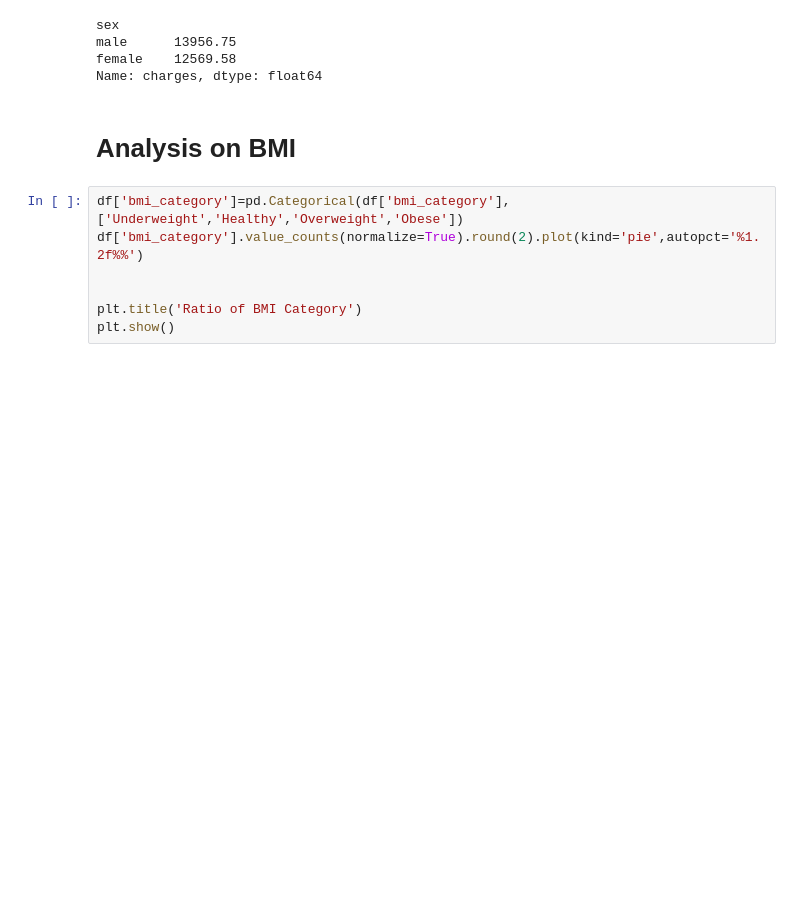
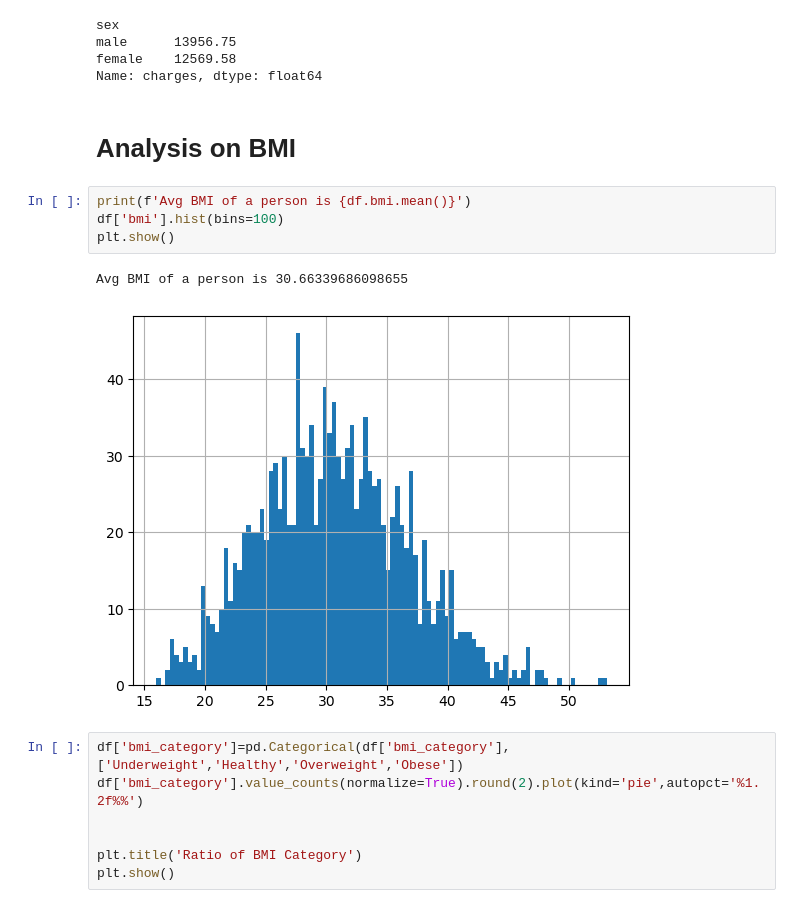
Before and after one commit to CloudWalker26/U.S.-Medical-Insurance-Costs, a Jupyter notebook: python-portfolio-project-starter-files/us-medical-insurance-costs.ipynb, the cells around one changed output. Cells and saved outputs as stored; diff of their text form; blank space fills up the shorter version.

```diff
--- a/python-portfolio-project-starter-files/us-medical-insurance-costs.ipynb
+++ b/python-portfolio-project-starter-files/us-medical-insurance-costs.ipynb
@@ -215,6 +215,13 @@ female    12569.58
 Name: charges, dtype: float64
 # %% [markdown]
 # Analysis on BMI
+# %%
+print(f'Avg BMI of a person is {df.bmi.mean()}')
+df['bmi'].hist(bins=100)
+plt.show()
+# %% [output]
+Avg BMI of a person is 30.66339686098655
+[figure, added]
 # %%
 df['bmi_category']=pd.Categorical(df['bmi_category'],['Underweight','Healthy','Overweight','Obese'])
 df['bmi_category'].value_counts(normalize=True).round(2).plot(kind='pie',autopct='%1.2f%%')
```
